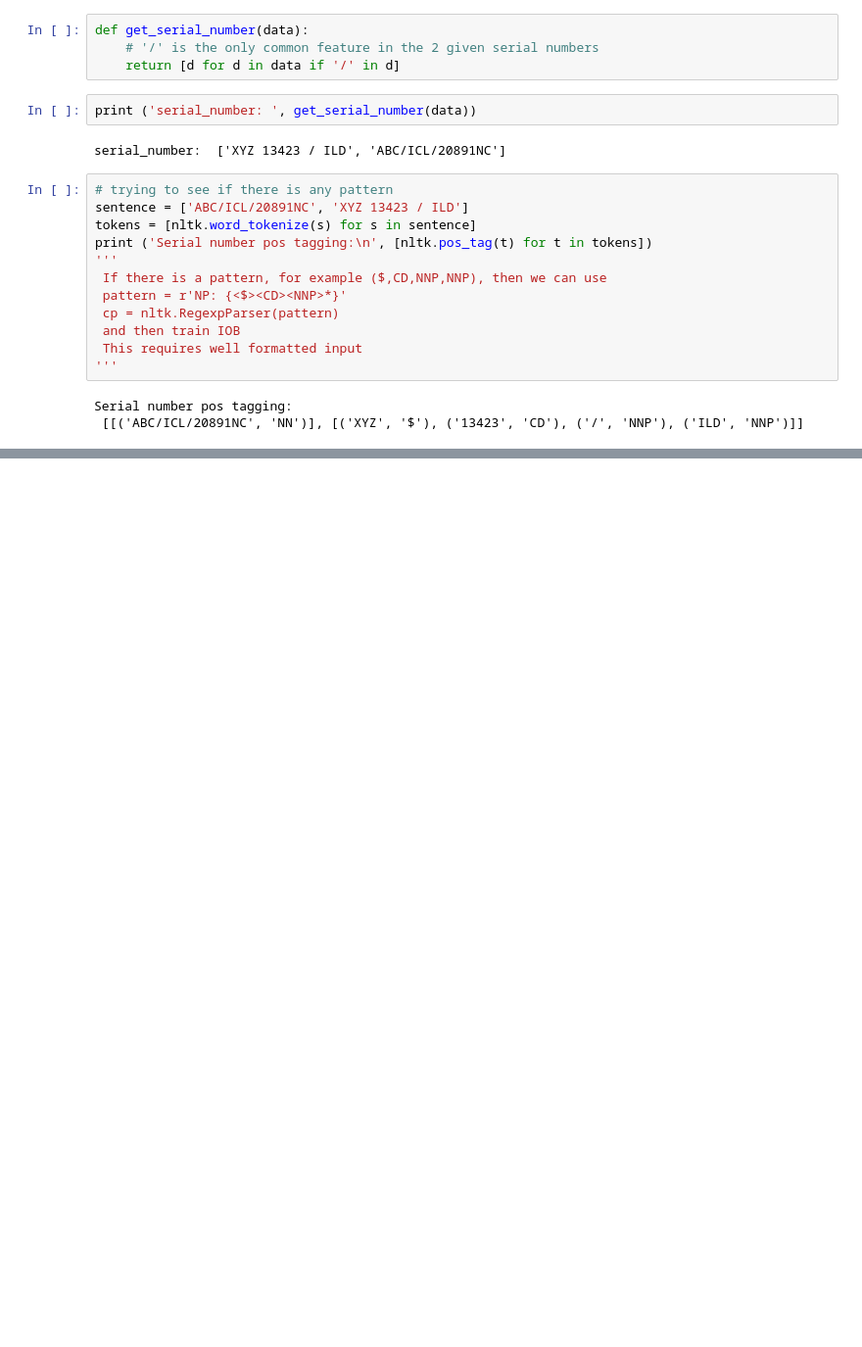
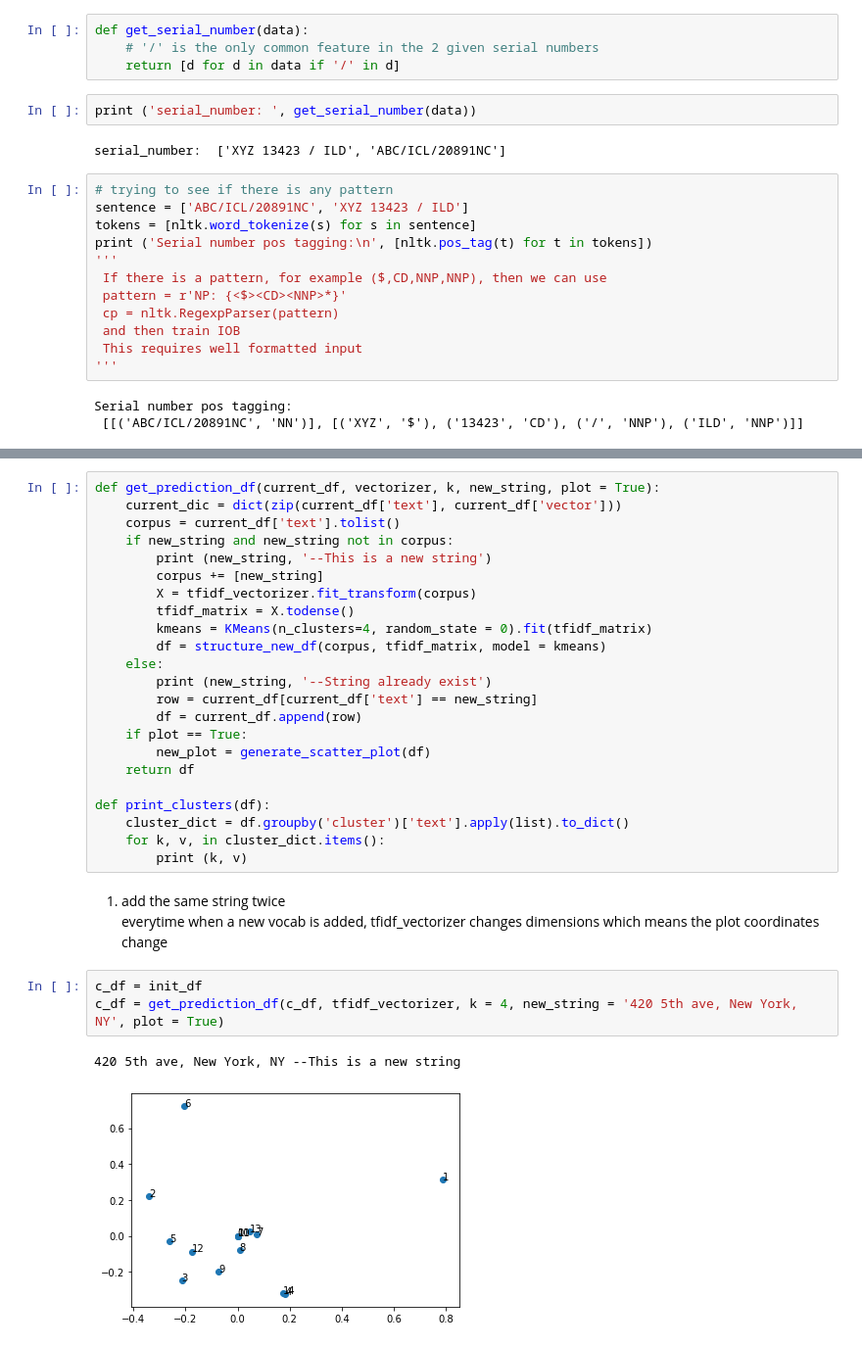
Before and after one commit to zhenyuli1216/Unique-Entity-Identification, a Jupyter notebook: src/test1.ipynb, the cells around one changed output, grey strips where cells are left out. Shown: that part at 98% size. Drawn from its saved outputs; the diff is of its cells as text; blank space fills up the shorter version.

```diff
--- a/src/test1.ipynb
+++ b/src/test1.ipynb
@@ -106,0 +162,32 @@ Serial number pos tagging:
+# %%
+def get_prediction_df(current_df, vectorizer, k, new_string, plot = True):
+    current_dic = dict(zip(current_df['text'], current_df['vector']))
+    corpus = current_df['text'].tolist()
+    if new_string and new_string not in corpus:
+        print (new_string, '--This is a new string')
+        corpus += [new_string]
+        X = tfidf_vectorizer.fit_transform(corpus)
+        tfidf_matrix = X.todense()
+        kmeans = KMeans(n_clusters=4, random_state = 0).fit(tfidf_matrix)
+        df = structure_new_df(corpus, tfidf_matrix, model = kmeans)
+    else:
+        print (new_string, '--String already exist')
+        row = current_df[current_df['text'] == new_string]
+        df = current_df.append(row)
+    if plot == True:
+        new_plot = generate_scatter_plot(df)
+    return df
+
+def print_clusters(df):
+    cluster_dict = df.groupby('cluster')['text'].apply(list).to_dict()
+    for k, v, in cluster_dict.items():
+        print (k, v)
+# %% [markdown]
+1) add the same string twice
+<br>everytime when a new vocab is added, tfidf_vectorizer changes dimensions which means the plot coordinates change
+# %%
+c_df = init_df
+c_df = get_prediction_df(c_df, tfidf_vectorizer, k = 4, new_string = '420 5th ave, New York, NY', plot = True)
+# %% [output]
+420 5th ave, New York, NY --This is a new string
+[figure, added]
```
Also changed, not shown: parts of 21 cells of this notebook, 1 other file.
